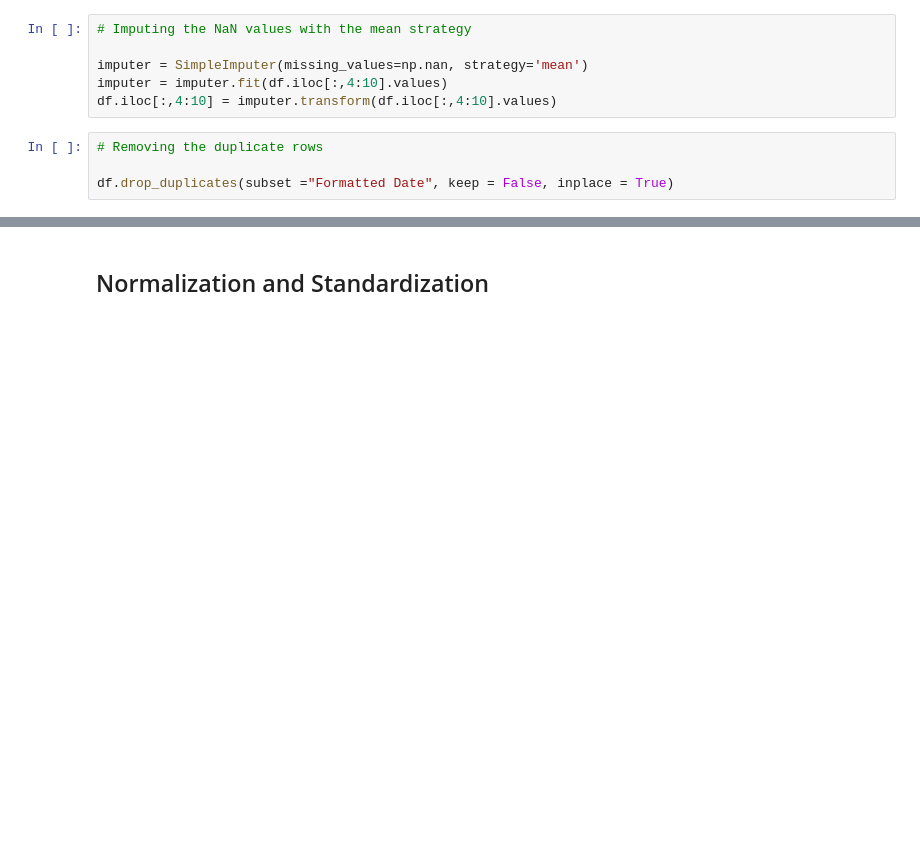
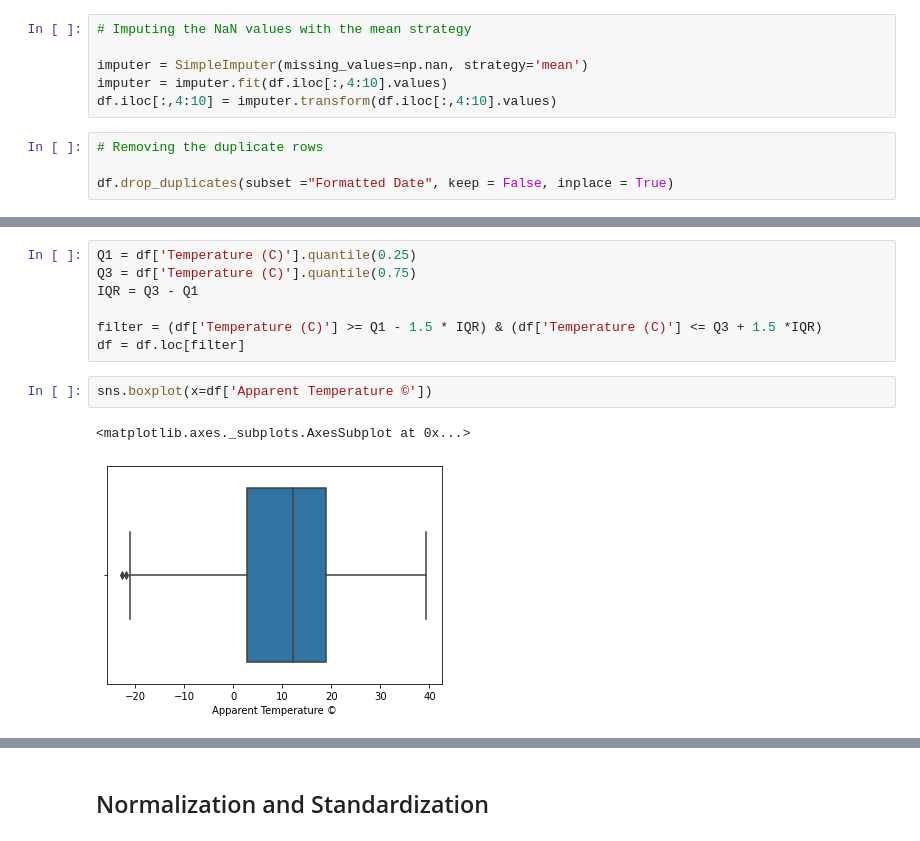
Before and after one commit to Sanjiv01/SDS-project, a Jupyter notebook: Weather linear reg.ipynb, the cells around one changed output, grey strips where cells are left out. Saved outputs shown, nothing was run; the diff lists cells and outputs as text; blank space fills up the shorter version.

```diff
--- a/Weather linear reg.ipynb
+++ b/Weather linear reg.ipynb
@@ -120,0 +130,12 @@ df
+# %%
+Q1 = df['Temperature (C)'].quantile(0.25)
+Q3 = df['Temperature (C)'].quantile(0.75)
+IQR = Q3 - Q1
+
+filter = (df['Temperature (C)'] >= Q1 - 1.5 * IQR) & (df['Temperature (C)'] <= Q3 + 1.5 *IQR)
+df = df.loc[filter]
+# %%
+sns.boxplot(x=df['Apparent Temperature ©'])
+# %% [output]
+<matplotlib.axes._subplots.AxesSubplot at 0x...>
+[figure, added]
```
Also changed, not shown: parts of 14 cells of this notebook.
